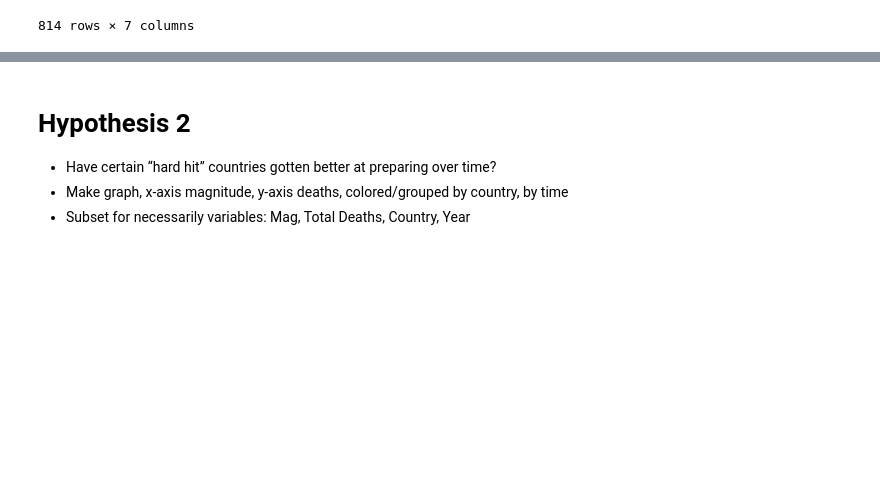
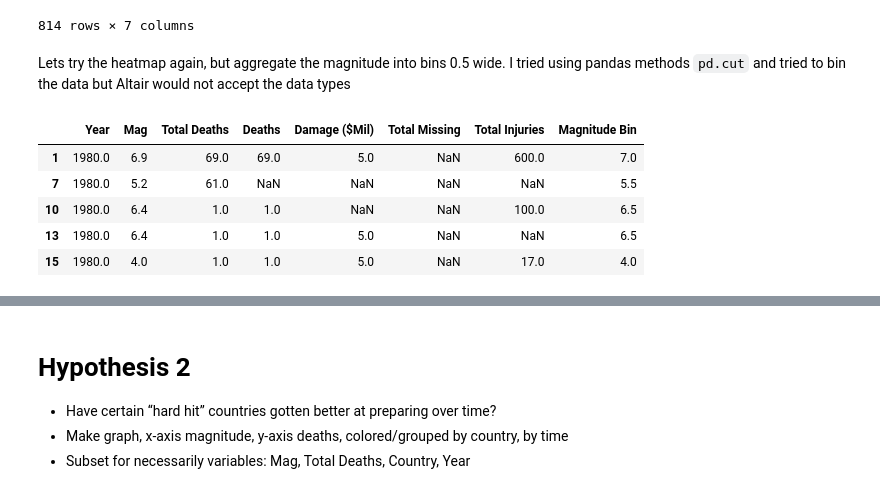
Before and after one commit to jearcher/209_final_project, a Jupyter notebook: notebooks/eda_josh.ipynb, the cells around one changed output, grey strips where cells are left out. Drawn from its saved outputs; the diff is of its cells as text; code cells hidden in the pictures; blank space fills up the shorter version.

```diff
--- a/notebooks/eda_josh.ipynb
+++ b/notebooks/eda_josh.ipynb
@@ -117,3 +121,23 @@ data_h1.sort_values('Total Deaths')
 | 916 | 2004.0 | 9.1 | 227899.0 | 1001.0 | 10000.0 | NaN | NaN |
 | 1249 | 2010.0 | 7.0 | 316000.0 | 316000.0 | 8000.0 | NaN | 300000.0 |
 814 rows × 7 columns
+# %% [markdown]
+Lets try the heatmap again, but aggregate the magnitude into bins 0.5 wide. I tried using pandas methods `pd.cut` and tried to bin the data but Altair would not accept the data types
+# %%
+bins = np.arange(start=0.5, stop=10, step=0.5)
+bins
+
+data_h1['Magnitude Bin'] = (np.digitize(data_h1['Mag'], bins, right=True)+1)/2
+
+#data_h1.head()
+#df['quarter'] = np.digitize(df['month'], [3, 6, 9], right=True) + 1
+
+
+data_h1.head()
+# %% [output]
+|  | Year | Mag | Total Deaths | Deaths | Damage ($Mil) | Total Missing | Total Injuries | Magnitude Bin |
+| 1 | 1980.0 | 6.9 | 69.0 | 69.0 | 5.0 | NaN | 600.0 | 7.0 |
+| 7 | 1980.0 | 5.2 | 61.0 | NaN | NaN | NaN | NaN | 5.5 |
+| 10 | 1980.0 | 6.4 | 1.0 | 1.0 | NaN | NaN | 100.0 | 6.5 |
+| 13 | 1980.0 | 6.4 | 1.0 | 1.0 | 5.0 | NaN | NaN | 6.5 |
+| 15 | 1980.0 | 4.0 | 1.0 | 1.0 | 5.0 | NaN | 17.0 | 4.0 |
```
Also changed, not shown: parts of 11 cells of this notebook.
